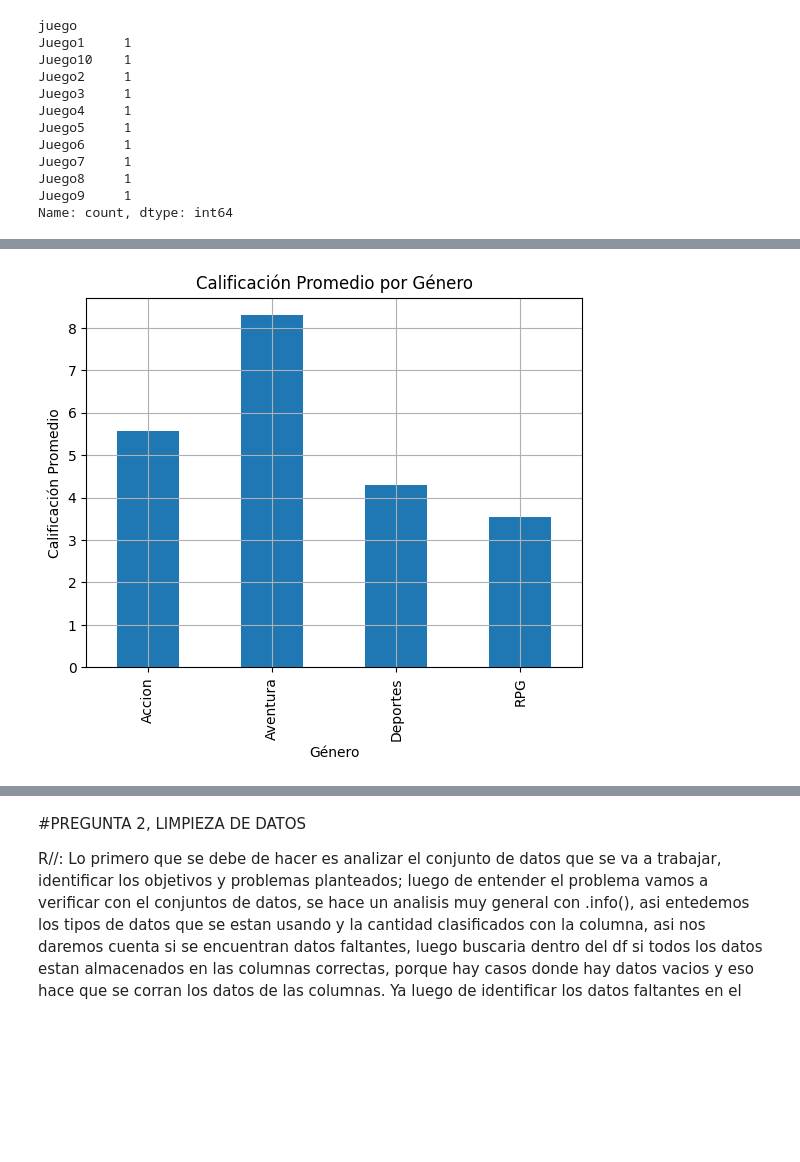
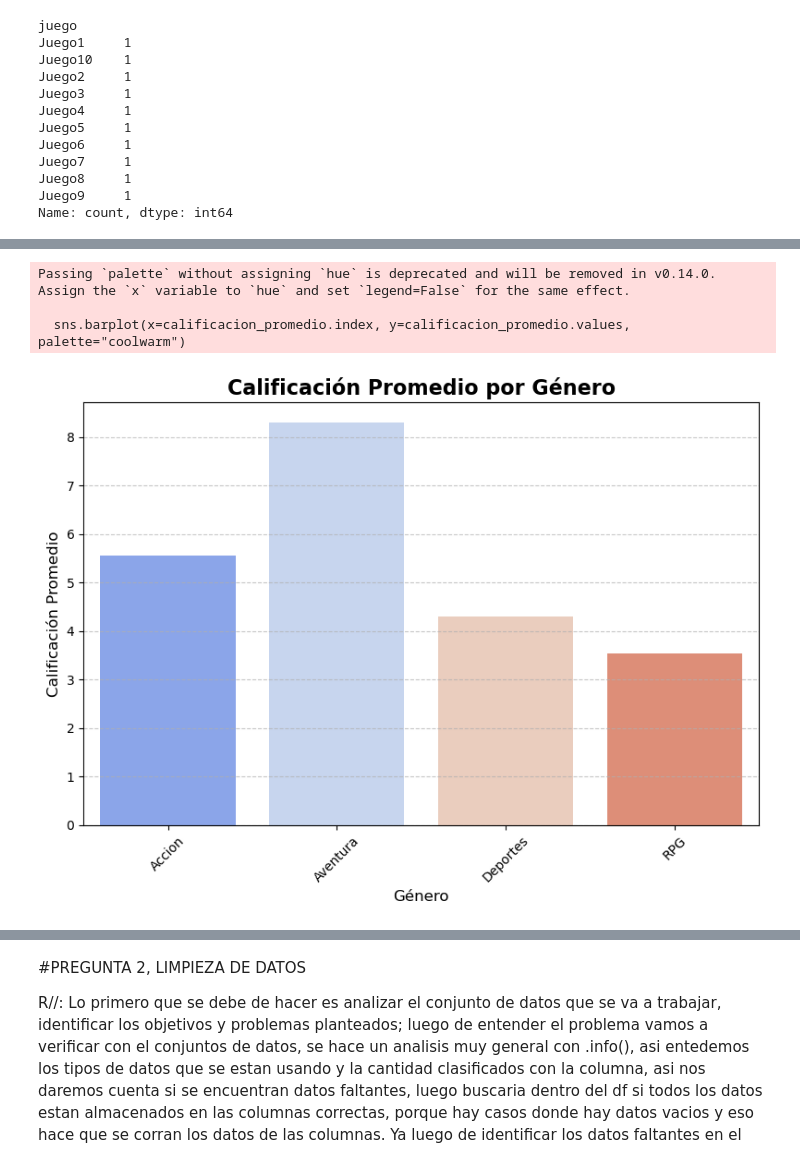
Before and after one commit to DANIELRINCON28/TECHNICAL-TEST-DATA-ANALYST, a Jupyter notebook: DATA_ANALYSIS.ipynb, the cells around one changed output, grey strips where cells are left out. Drawn from its saved outputs; the diff is of its cells as text; code cells hidden in the pictures; blank space fills up the shorter version.

```diff
--- a/DATA_ANALYSIS.ipynb
+++ b/DATA_ANALYSIS.ipynb
@@ -20,8 +20,10 @@ df['calificacion'] = np.random.uniform(1, 10, size=len(df)).round(1)
 # %%
 #Se realizo una copia con los valores brindados, para no perder la información original
 #por si se ejecuta de nuevo el código para no perder el analisis de las  graficas
-df.to_csv('analisis_videojuegos.csv', index=False)
-df= pd.read_csv('analisis_videojuegos.csv')
+
+##df.to_csv('df.csv', index=False)  Guardar el DataFrame en un archivo CSV
+
+df= pd.read_csv('df.csv')
 # %%
 df
 # %% [output]
@@ -140,14 +171,26 @@ plt.show()
 # %%
 # Calificación promedio por género
 calificacion_promedio = df.groupby('genero')['calificacion'].mean()
-calificacion_promedio.plot(kind='bar')
-plt.title('Calificación Promedio por Género')
-plt.xlabel('Género')
-plt.ylabel('Calificación Promedio')
-plt.grid(visible=True)
+
+plt.figure(figsize=(8, 6))
+sns.barplot(x=calificacion_promedio.index, y=calificacion_promedio.values, palette="coolwarm")
+
+# Personalización de la gráfica
+plt.title('Calificación Promedio por Género', fontsize=16, fontweight='bold')
+plt.xlabel('Género', fontsize=12)
+plt.ylabel('Calificación Promedio', fontsize=12)
+plt.xticks(rotation=45, fontsize=10)
+plt.yticks(fontsize=10)
+plt.grid(visible=True, axis='y', linestyle='--', alpha=0.7)
+
+# Mostrar la gráfica
+plt.tight_layout()
 plt.show()
 # %% [output]
+Passing `palette` without assigning `hue` is deprecated and will be removed in v0.14.0. Assign the `x` variable to `hue` and set `legend=False` for the same effect.
+
+  sns.barplot(x=calificacion_promedio.index, y=calificacion_promedio.values, palette="coolwarm")
-[figure, old version]
+[figure, new version]
 # %%
 # Número de juegos por plataforma
 juegos_por_plataforma = df['plataformas'].value_counts()
```
Also changed, not shown: parts of 19 cells of this notebook.
